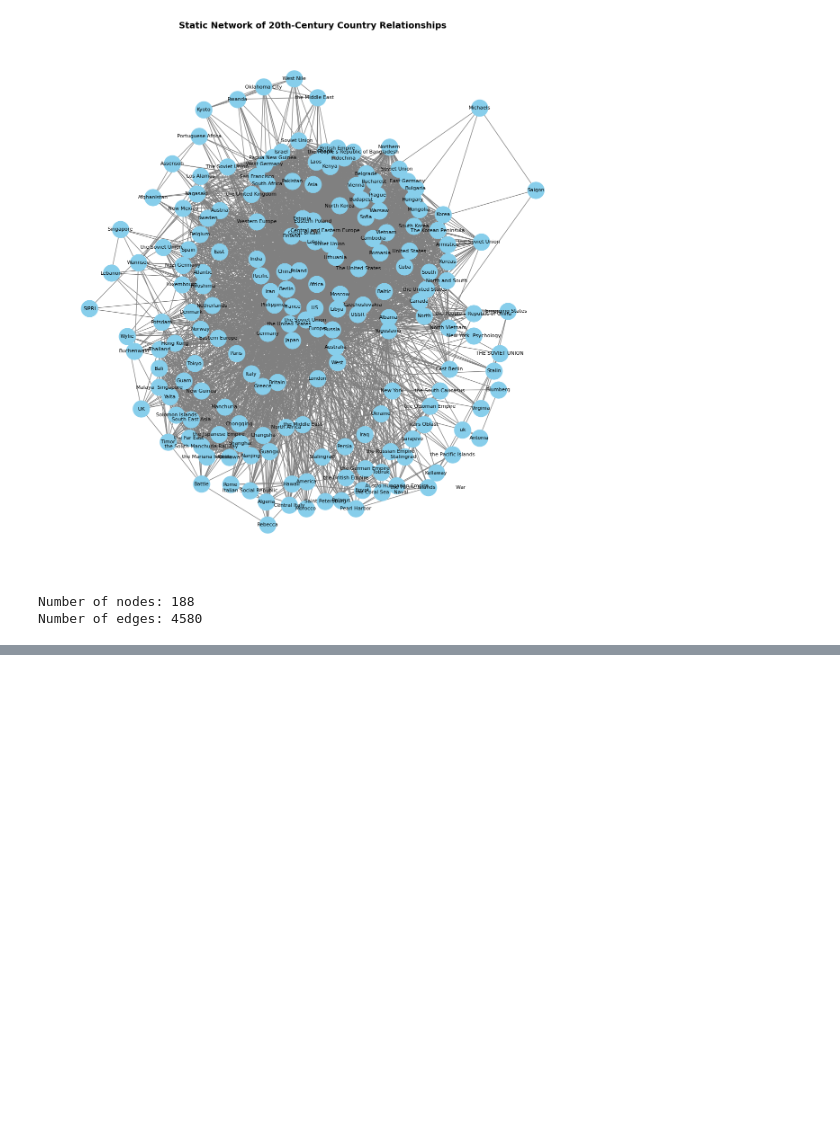
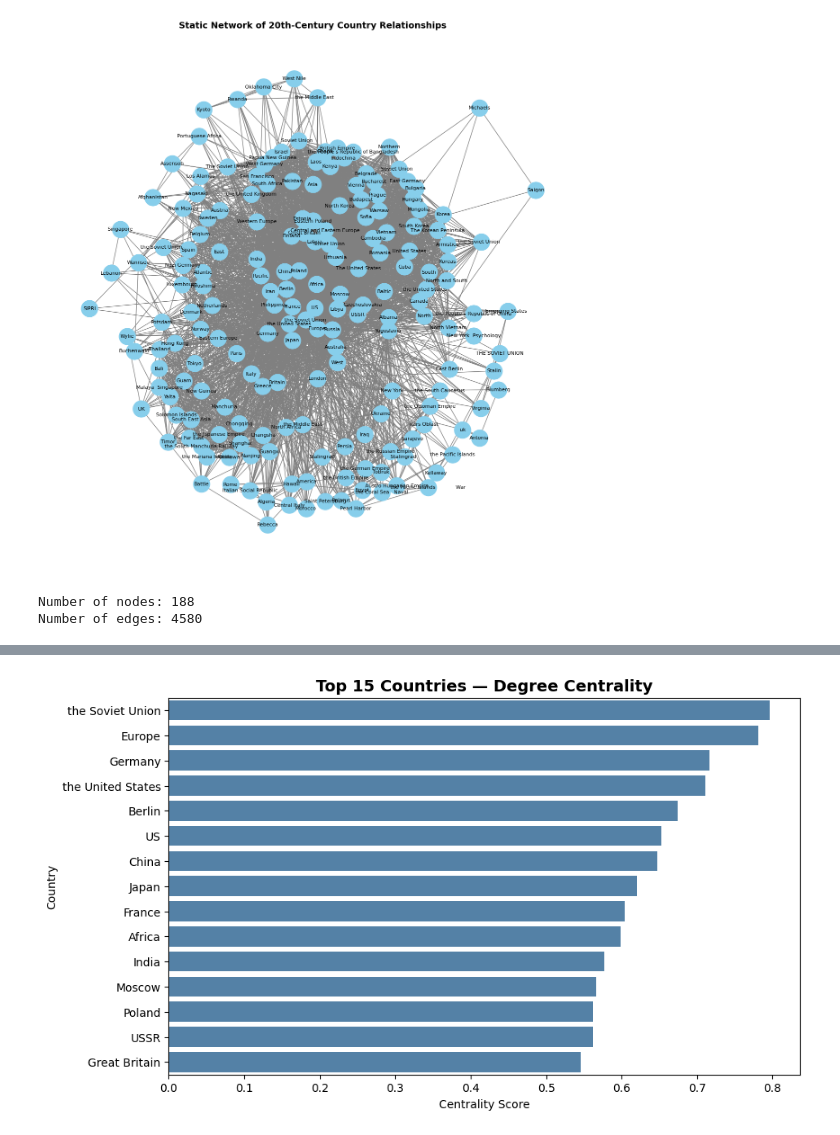
Before and after one commit to boukaskasbrahim/20th-century, a Jupyter notebook: Script/1.7_Creating_Network_Visualizations.ipynb, the cells around one changed output, grey strips where cells are left out. Saved outputs shown, nothing was run; the diff lists cells and outputs as text; code cells hidden in the pictures; blank space fills up the shorter version.

Commit message:
Visualizations added

```diff
--- a/Script/1.7_Creating_Network_Visualizations.ipynb
+++ b/Script/1.7_Creating_Network_Visualizations.ipynb
@@ -109,3 +109,22 @@ net.repulsion(node_distance=200, central_gravity=0.2, spring_length=150, damping
 net.show("../20th_century_network.html")
 # %% [output]
 [interactive output not drawn]
+# %%
+import seaborn as sns
+import matplotlib.pyplot as plt
+
+# calculating degree centrality
+degree_centrality = nx.degree_centrality(G)
+deg_df = pd.DataFrame(list(degree_centrality.items()), columns=['Country', 'Degree'])
+deg_df = deg_df.sort_values(by='Degree', ascending=False)
+
+# visualizing top 15 countries
+plt.figure(figsize=(10,6))
+sns.barplot(data=deg_df.head(15), x='Degree', y='Country', color='steelblue')
+plt.title("Top 15 Countries — Degree Centrality", fontsize=14, weight='bold')
+plt.xlabel("Centrality Score")
+plt.ylabel("Country")
+plt.savefig('../Img/Screenshots/degree_centrality.png', dpi=300, bbox_inches='tight')
+plt.show()
+# %% [output]
+[figure, added]
```
Also changed, not shown: parts of 3 cells of this notebook, 3 other files.
